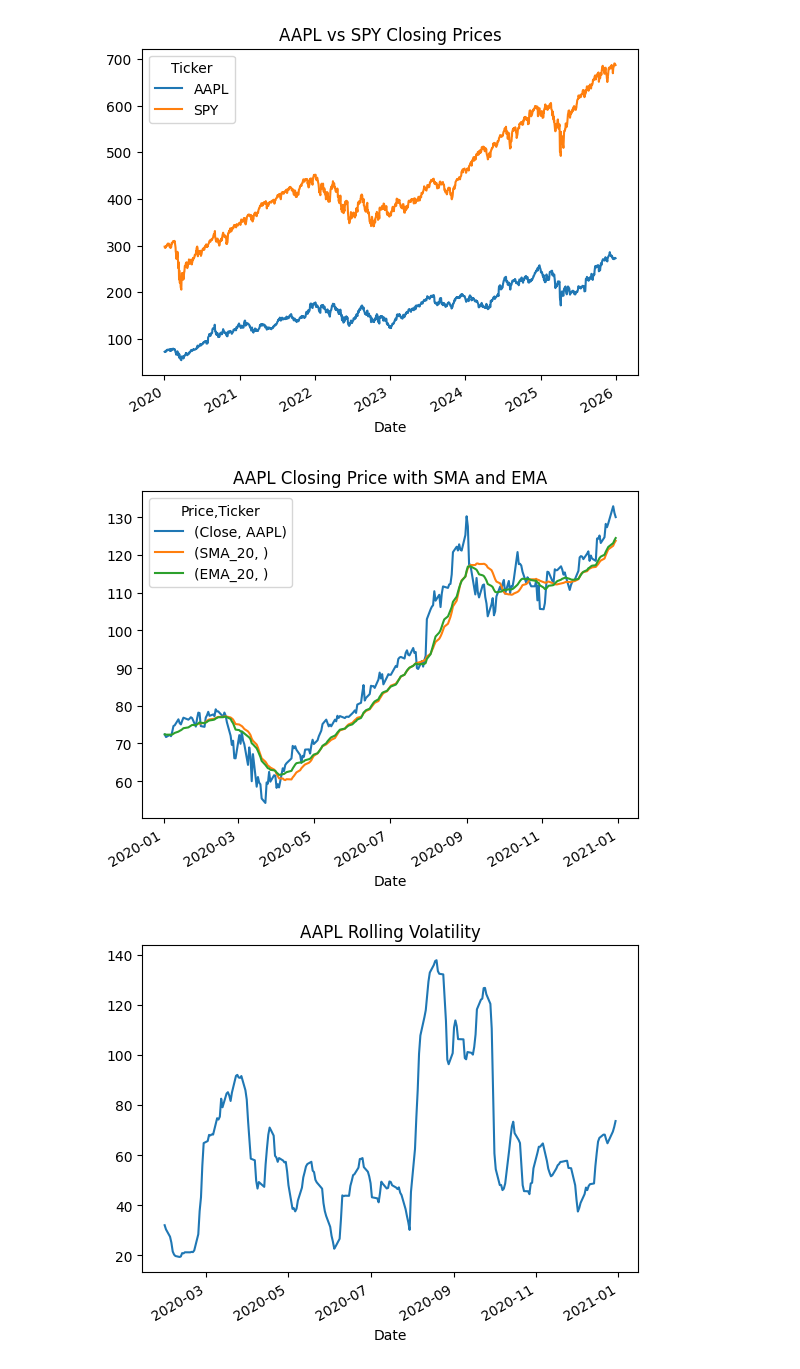
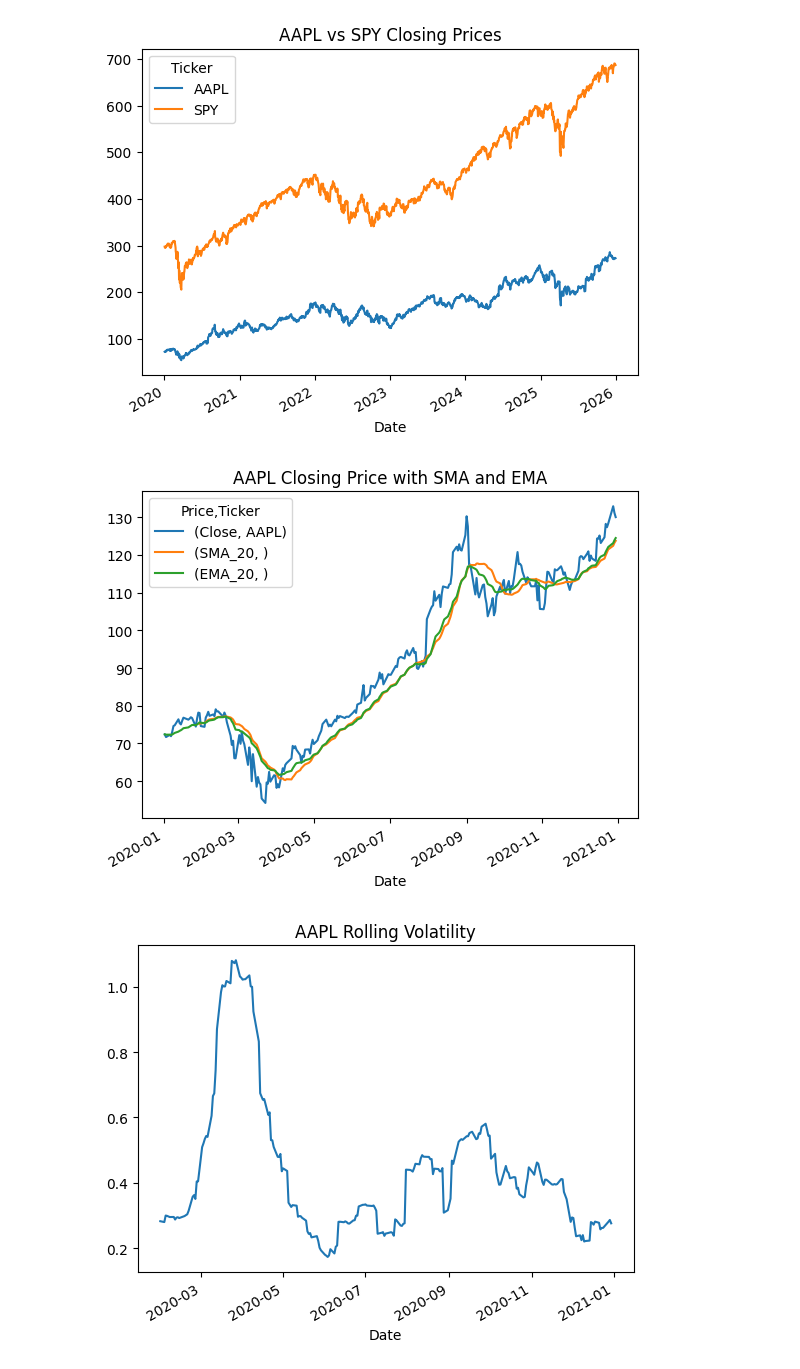
Before and after one commit to paize-k/quant-lab, a Jupyter notebook: trade-backtest-engine/notebooks/01_data_explore.ipynb, the cells around one changed output. Cells and saved outputs as stored; diff of their text form; code cells hidden in the pictures.

```diff
--- a/trade-backtest-engine/notebooks/01_data_explore.ipynb
+++ b/trade-backtest-engine/notebooks/01_data_explore.ipynb
@@ -53,33 +53,36 @@ Date
 [figure]
 # %%
 from quant_lab.data.loader import load_prices
-from quant_lab.features.indicators import sma, ema, rolling_volatility, simple_returns, log_returns, ma_crossover_position
+from quant_lab.features.indicators import sma, ema, rolling_volatility, simple_returns, log_returns
 import matplotlib.pyplot as plt
 
 df = load_prices("AAPL", "2020-01-01", "2020-12-31")
+
+df['SIMPLE_RETURNS'] = simple_returns(df['Close'])
+df['LOG_RETURNS'] = log_returns(df['Close'])
+
 df['SMA_20'] = sma(df['Close'], window=20)
 df['EMA_20'] = ema(df['Close'], span=20)
-df["VOL_20"] = rolling_volatility(df['Close'], window=20)
-df['SIMPLE_RETURNS'] = simple_returns(df['Close'])
-df['LOG_RETURNS'] = log_returns(df['Close'])
+df["VOL_20"] = rolling_volatility(df["LOG_RETURNS"], window=20)
+
  # df['MA_CROSSOVER'] = ma_crossover_position(df['Close'], fast_window=20, slow_window=50)
 
 df[['Close', 'SMA_20', 'EMA_20']].plot(title='AAPL Closing Price with SMA and EMA')
 plt.show()
 
 df["VOL_20"].plot(title='AAPL Rolling Volatility')
 plt.show()
 
 df['SIMPLE_RETURNS'].plot(title='AAPL Simple Returns')
 plt.show()
 
 df['LOG_RETURNS'].plot(title='AAPL Log Returns')
 plt.show()
 
 # df['MA_CROSSOVER'].plot(title='AAPL MA Crossover Position')
 # plt.show()
 # %% [output]
 [figure]
-[figure, old version]
+[figure, new version]
 [figure]
 [figure]
```
Also changed, not shown: parts of 1 cell of this notebook, 3 other files.
